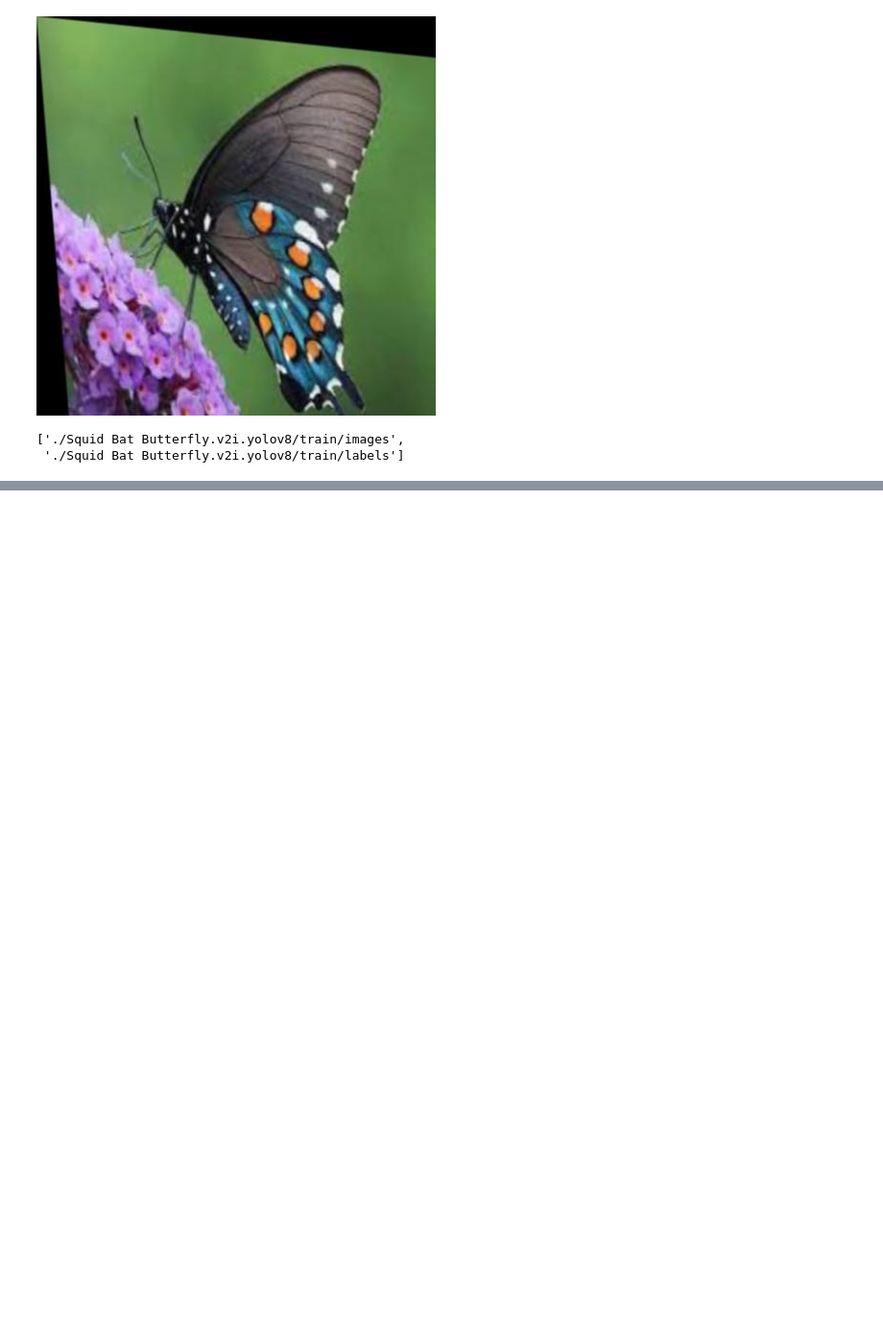
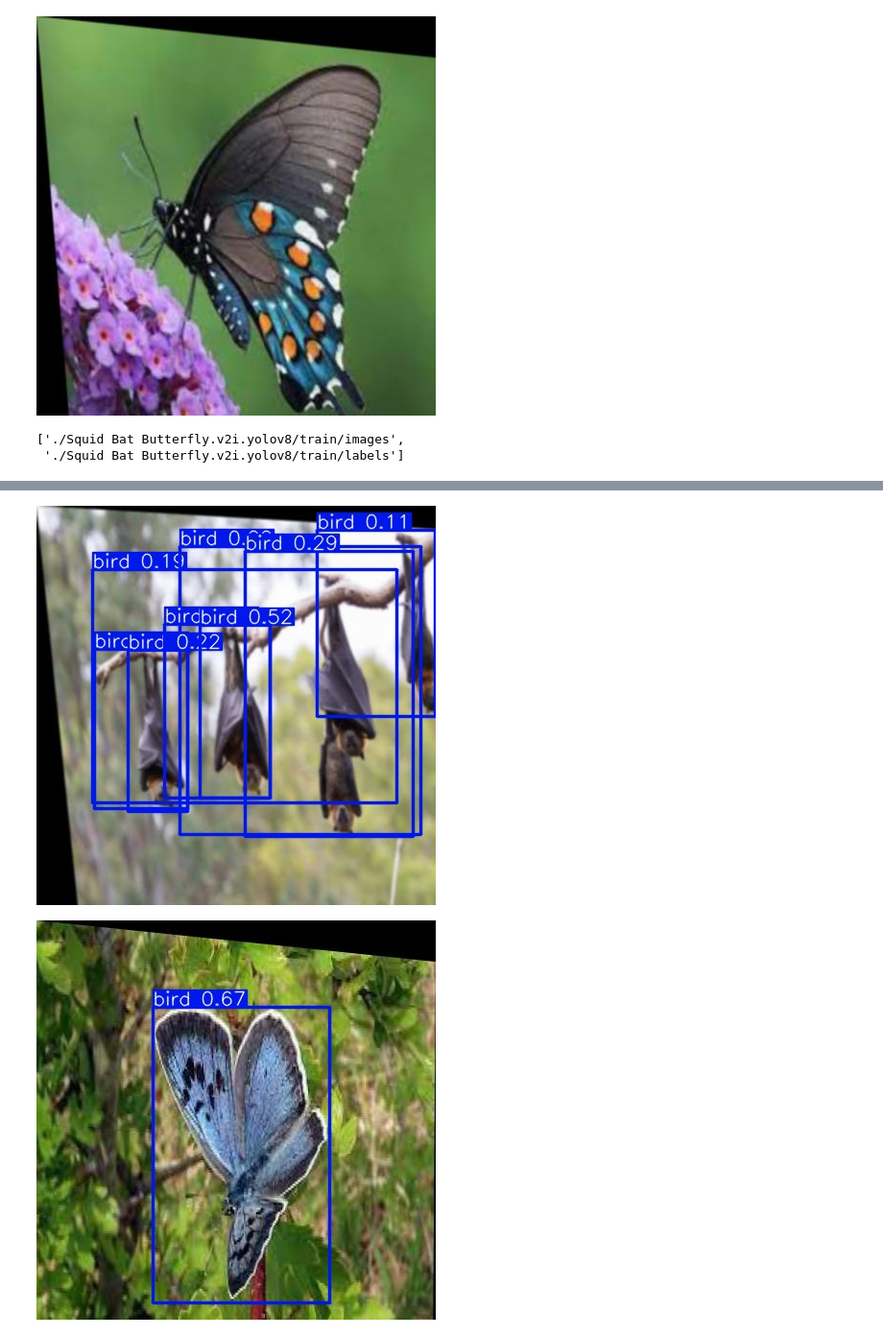
Before and after one commit to chriztopherton/DATA255, a Jupyter notebook: HW4/DATA255_HW4_Ton_Christopher.ipynb, the cells around one changed output, grey strips where cells are left out. Shown at 96% size. Cells and saved outputs as stored; diff of their text form; code cells hidden in the pictures; blank space fills up the shorter version.

```diff
--- a/HW4/DATA255_HW4_Ton_Christopher.ipynb
+++ b/HW4/DATA255_HW4_Ton_Christopher.ipynb
@@ -545,4 +577,0 @@ butterfly_files
-# %%
-for i, img in enumerate(os.listdir(butterfly_files[0])):
-    if i > 9:break
-    results = model.predict(source=f'./Squid Bat Butterfly.v2i.yolov8/train/images/{img}', show=True, conf=0.1, save=True, device='mps')
@@ -580,0 +593,6 @@ for i in os.listdir('../../runs/detect/predict2/'):
+# %%
+for i in os.listdir('../../runs/detect/predict3/'):
+    display(Image(filename=f'../../runs/detect/predict3/{i}', height=600))
+# %% [output]
+[figure, added]
+[figure, added]
```
Also changed, not shown: parts of 6 cells of this notebook.
